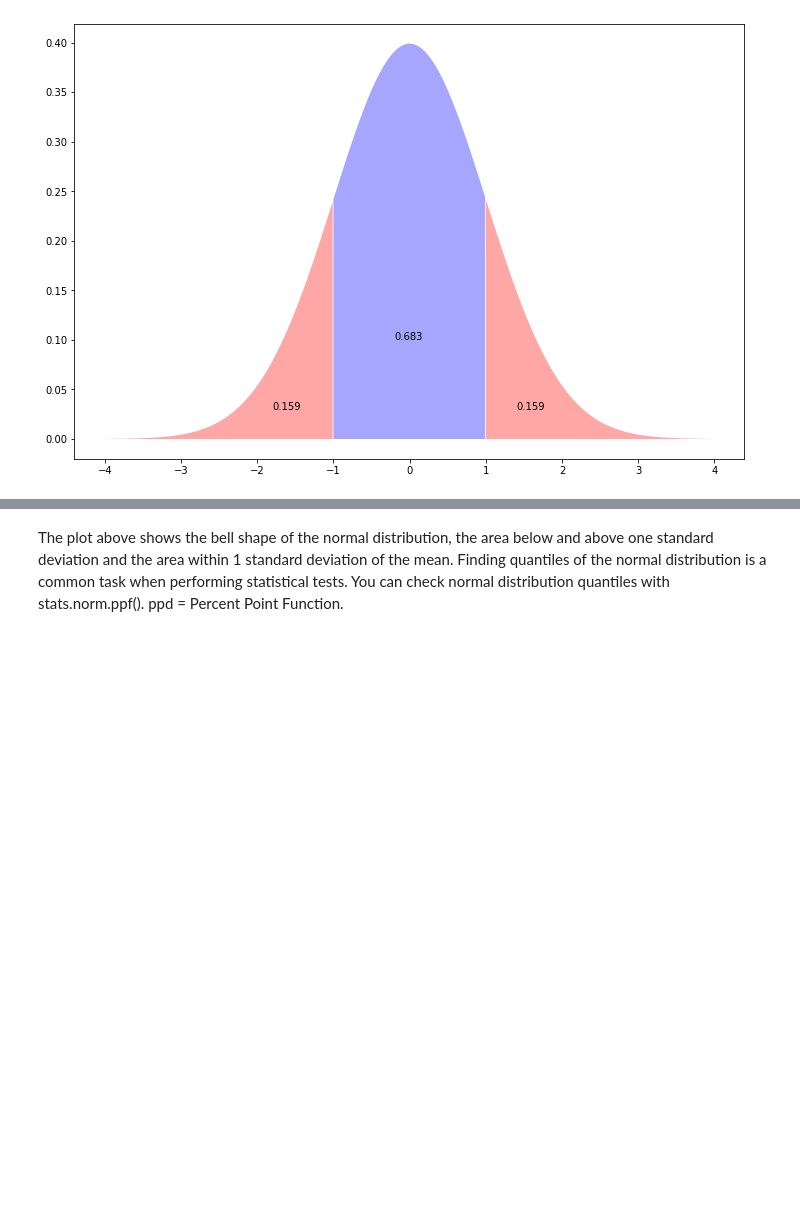
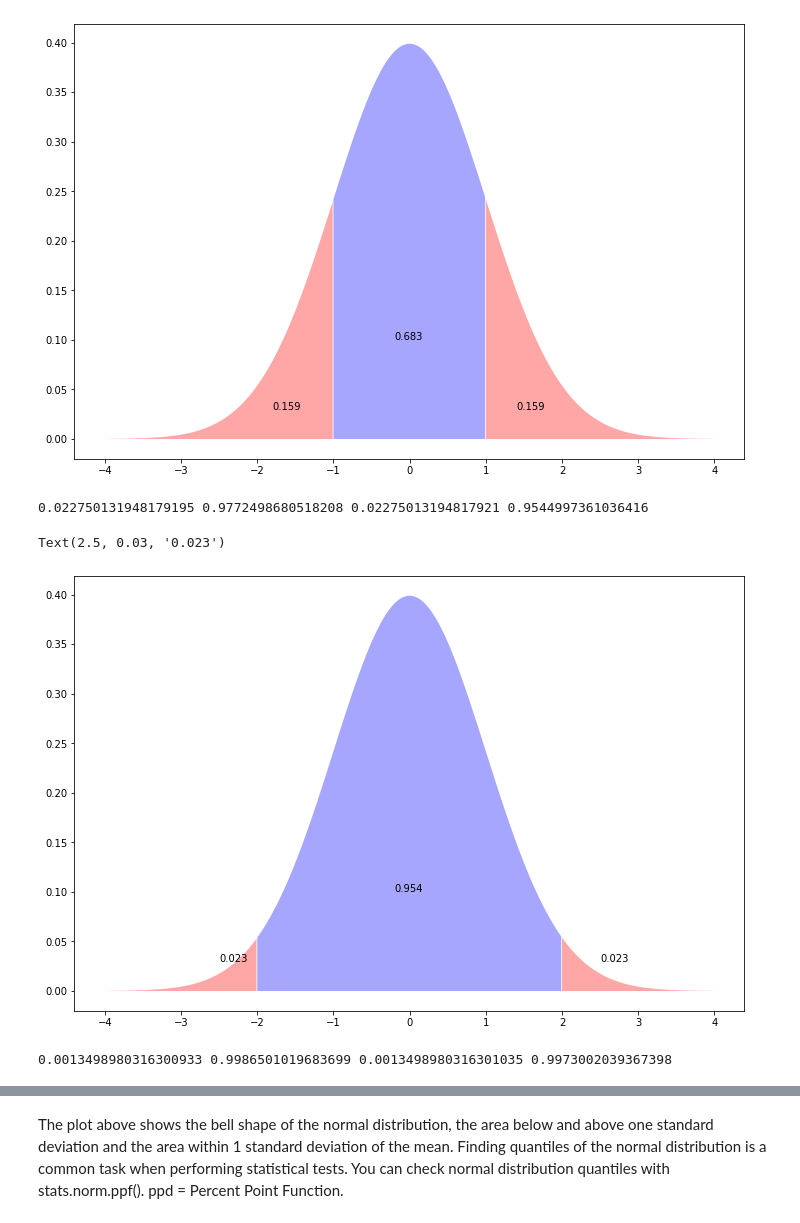
Before and after one commit to wcj365/python-stats-dataviz, a Jupyter notebook: 09_Normal_Distribution.ipynb, the cells around one changed output, grey strips where cells are left out. Cells and saved outputs as stored; diff of their text form; code cells hidden in the pictures; blank space fills up the shorter version.

```diff
--- a/09_Normal_Distribution.ipynb
+++ b/09_Normal_Distribution.ipynb
@@ -220,3 +220,65 @@ plt.text(x=1.4, y=0.03, s= round(prob_over_1,3))
 # %% [output]
 Text(1.4, 0.03, '0.159')
 [figure]
+# %%
+# Use the PDF
+
+prob_under_minus2 = stats.norm.cdf(x= -2,
+                                loc = 0,
+                                scale= 1)
+
+prob_under_2 = stats.norm.cdf(x= 2,
+               loc = 0,
+               scale= 1)
+
+prob_over_2 = 1 - prob_under_2
+
+between_prob = 1-(prob_under_minus2+prob_over_2)
+
+print(prob_under_minus2, prob_under_2, prob_over_2, between_prob)
+# %% [output]
+0.022750131948179195 0.9772498680518208 0.02275013194817921 0.9544997361036416
+# %%
+ #Plot normal distribution areas
+
+
+
+plt.fill_between(x=np.arange(-4,-2,0.01),
+                 y1= stats.norm.pdf(np.arange(-4,-2,0.01)) ,
+                 facecolor='red',
+                 alpha=0.35)
+
+plt.fill_between(x=np.arange(2,4,0.01),
+                 y1= stats.norm.pdf(np.arange(2,4,0.01)) ,
+                 facecolor='red',
+                 alpha=0.35)
+
+plt.fill_between(x=np.arange(-2,2,0.01),
+                 y1= stats.norm.pdf(np.arange(-2,2,0.01)) ,
+                 facecolor='blue',
+                 alpha=0.35)
+
+plt.text(x=-2.5, y=0.03, s= round(prob_under_minus2,3))
+plt.text(x=-0.2, y=0.1, s= round(between_prob,3))
+plt.text(x=2.5, y=0.03, s= round(prob_over_2,3))
+# %% [output]
+Text(2.5, 0.03, '0.023')
+[figure, added]
+# %%
+# Use the PDF
+
+prob_under_minus3 = stats.norm.cdf(x= -3,
+                                loc = 0,
+                                scale= 1)
+
+prob_under_3 = stats.norm.cdf(x= 3,
+               loc = 0,
+               scale= 1)
+
+prob_over_3 = 1 - prob_under_3
+
+between_prob = 1-(prob_under_minus3+prob_over_3)
+
+print(prob_under_minus3, prob_under_3, prob_over_3, between_prob)
+# %% [output]
+0.0013498980316300933 0.9986501019683699 0.0013498980316301035 0.9973002039367398
```
Also changed, not shown: parts of 5 cells of this notebook.
